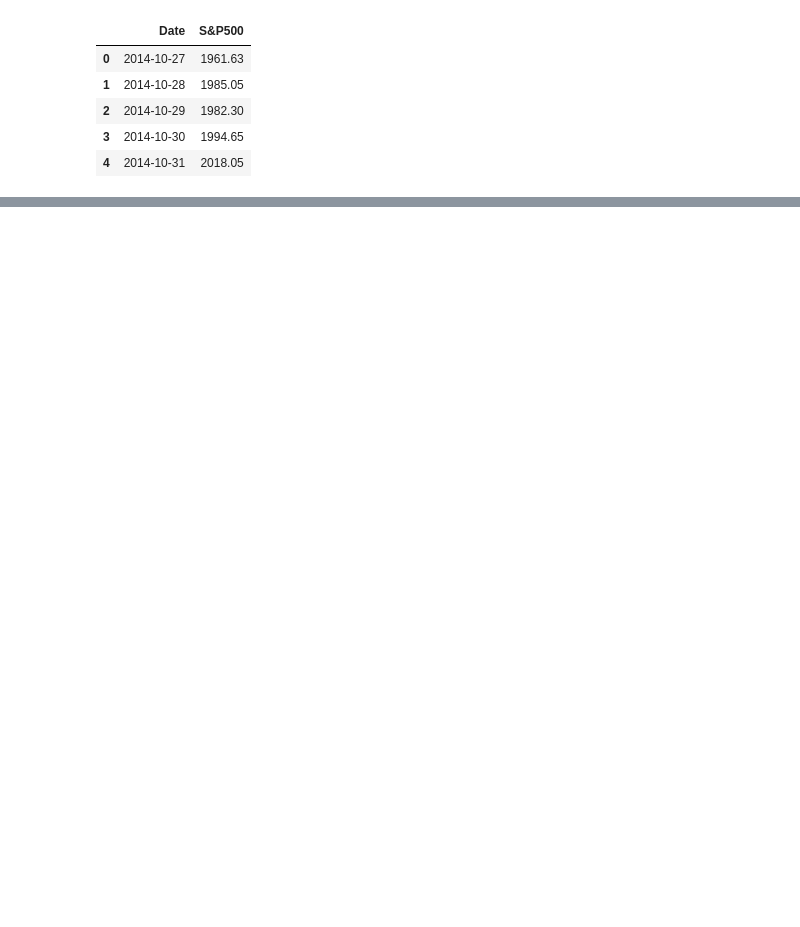
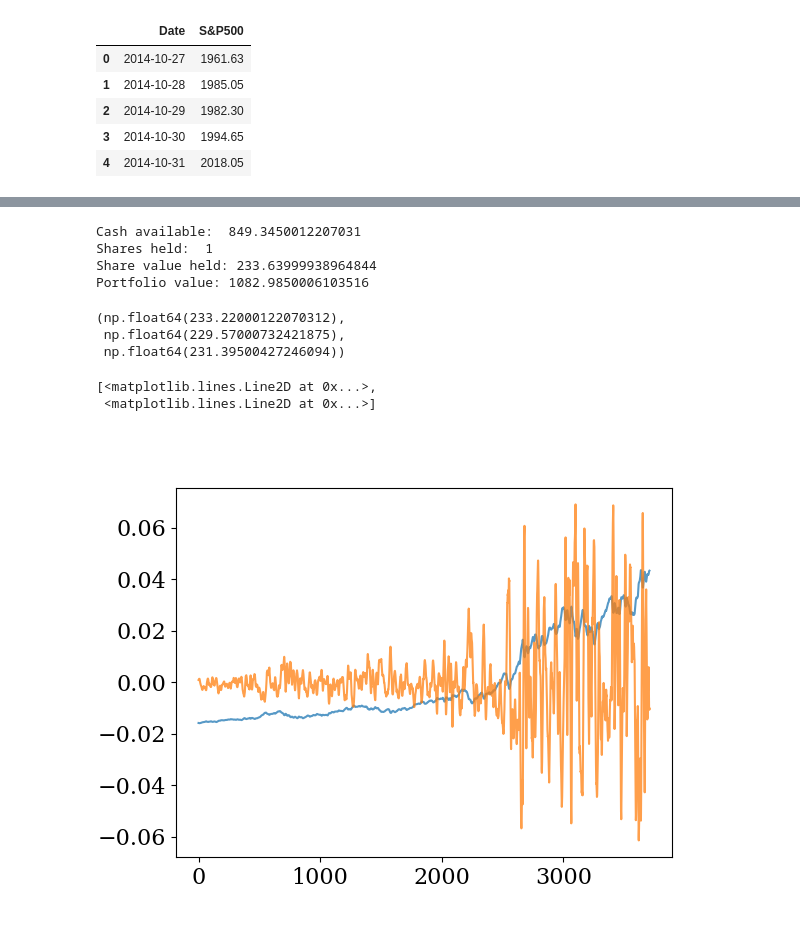
Before and after one commit to ruc-practical-ai/fall-2024-class-08, a Jupyter notebook: notebooks/example.ipynb, the cells around one changed output, grey strips where cells are left out. Cells and saved outputs as stored; diff of their text form; code cells hidden in the pictures; blank space fills up the shorter version.

```diff
--- a/notebooks/example.ipynb
+++ b/notebooks/example.ipynb
@@ -261,0 +268,32 @@ plt.scatter(x_indices, y_low_test)
+# %%
+cash_available = 1000
+shares_held = 0
+buy_shares = 1
+sell_shares = 1
+delta_buy_threshold = 1
+delta_sell_threshold = -1
+
+y_middle_day0 = compute_middle_value(y_high_test[0], y_low_test[0])
+y_middle_today = compute_middle_value(y_high_test[-1], y_low_test[-1])
+
+shares_held += buy_shares
+cash_available -= buy_shares * y_middle_day0
+
+share_value_held = shares_held * y_middle_today
+portfolio_value = cash_available + share_value_held
+
+print("Cash available: ", cash_available)
+print("Shares held: ", shares_held)
+print("Share value held:", share_value_held)
+print("Portfolio value:", portfolio_value)
+# %% [output]
+Cash available:  849.3450012207031
+Shares held:  1
+Share value held: 233.63999938964844
+Portfolio value: 1082.9850006103516
+# %%
+y_high_today, y_low_today, y_middle_today
+# %% [output]
+(np.float64(233.22000122070312),
+ np.float64(229.57000732421875),
+ np.float64(231.39500427246094))
@@ -261,0 +302,30 @@ plt.scatter(x_indices, y_low_test)
+# %%
+n_features = x_features.shape[1]
+
+from sklearn.preprocessing import StandardScaler
+
+# scaler = StandardScaler()
+# x_features_scaled = scaler.fit_transform(x_features)
+
+
+# This would need to be applied to each stock separately
+mu = np.average(x_features)
+sigma = np.std(x_features)
+
+x_features_scaled = (x_features - mu) / sigma
+
+ica = FastICA(
+    n_components=2,
+    whiten="arbitrary-variance",
+    tol=1e-10,
+    max_iter=500,
+    random_state=42,
+)
+x_features_transformed = ica.fit_transform(x_features_scaled)
+
+plt.figure()
+plt.plot(x_features_transformed, alpha=0.75)
+# %% [output]
+[<matplotlib.lines.Line2D at 0x...>,
+ <matplotlib.lines.Line2D at 0x...>]
+[figure, added]
```
Also changed, not shown: parts of 37 cells of this notebook, 6 other files.
